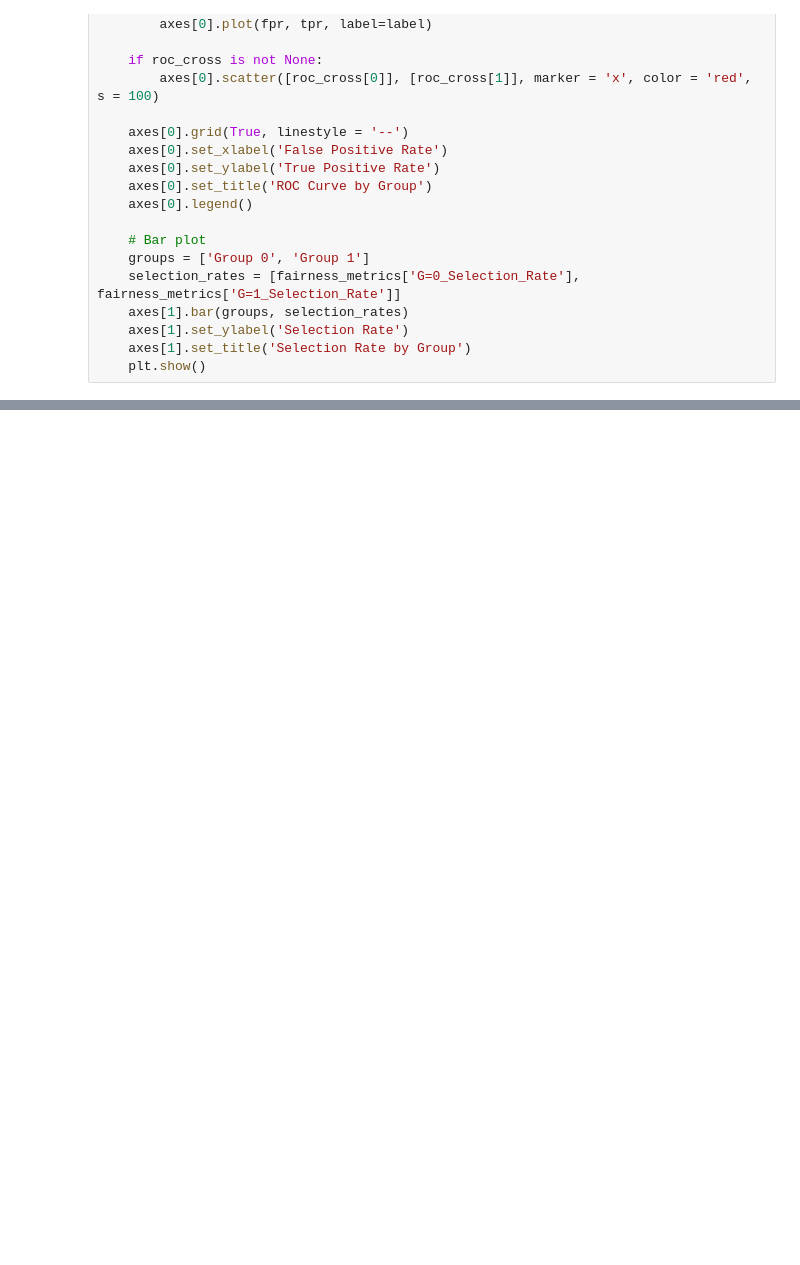
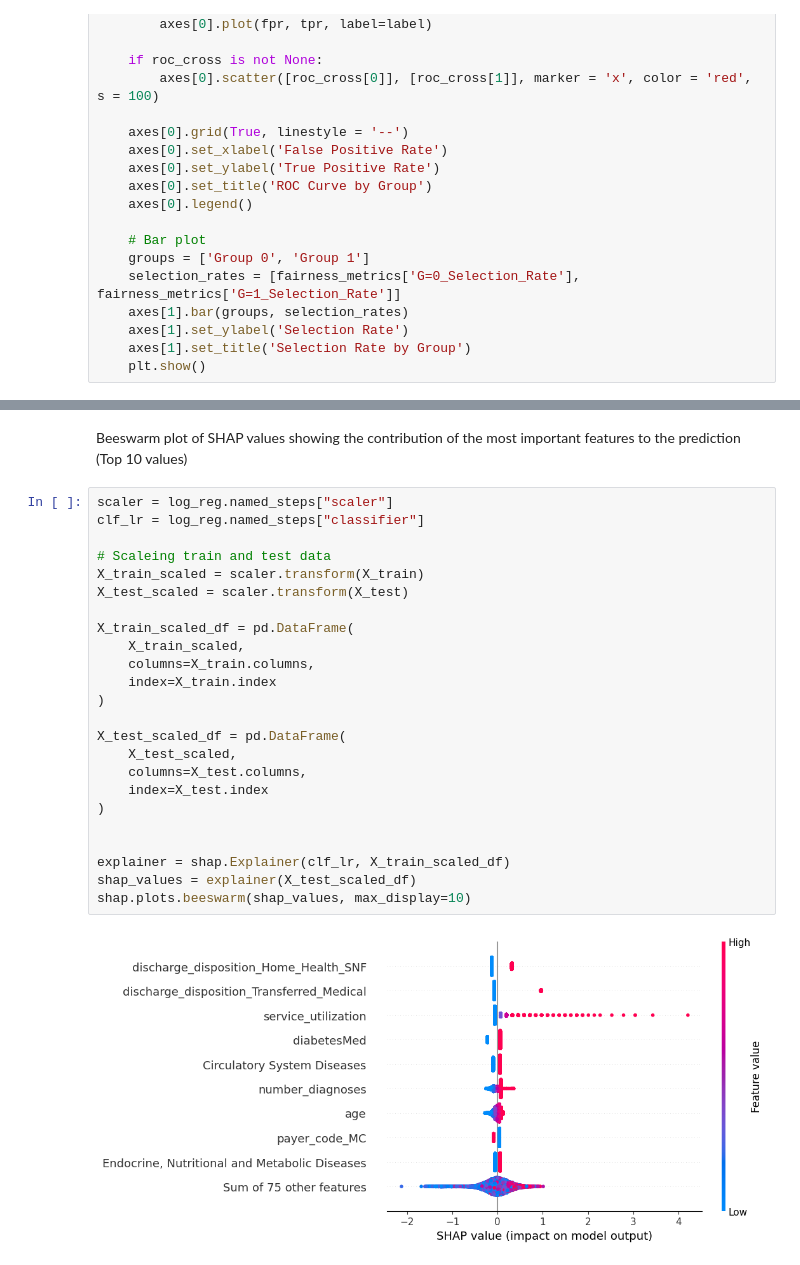
Before and after one commit to sanderengel/afae_exam_project, a Jupyter notebook: Fairness_analysis.ipynb, the cells around one changed output, grey strips where cells are left out. Drawn from its saved outputs; the diff is of its cells as text; blank space fills up the shorter version.

Commit message:
Shap values analysis

```diff
--- a/Fairness_analysis.ipynb
+++ b/Fairness_analysis.ipynb
@@ -216,0 +217,28 @@ Equalized odds not achieved.
+# %% [markdown]
+Beeswarm plot of SHAP values showing the contribution of the most important features to the prediction (Top 10 values)
+# %%
+scaler = log_reg.named_steps["scaler"]
+clf_lr = log_reg.named_steps["classifier"]
+
+# Scaleing train and test data
+X_train_scaled = scaler.transform(X_train)
+X_test_scaled = scaler.transform(X_test)
+
+X_train_scaled_df = pd.DataFrame(
+    X_train_scaled,
+    columns=X_train.columns,
+    index=X_train.index
+)
+
+X_test_scaled_df = pd.DataFrame(
+    X_test_scaled,
+    columns=X_test.columns,
+    index=X_test.index
+)
+
+
+explainer = shap.Explainer(clf_lr, X_train_scaled_df)
+shap_values = explainer(X_test_scaled_df)
+shap.plots.beeswarm(shap_values, max_display=10)
+# %% [output]
+[figure, added]
```
Also changed, not shown: parts of 15 cells of this notebook.
